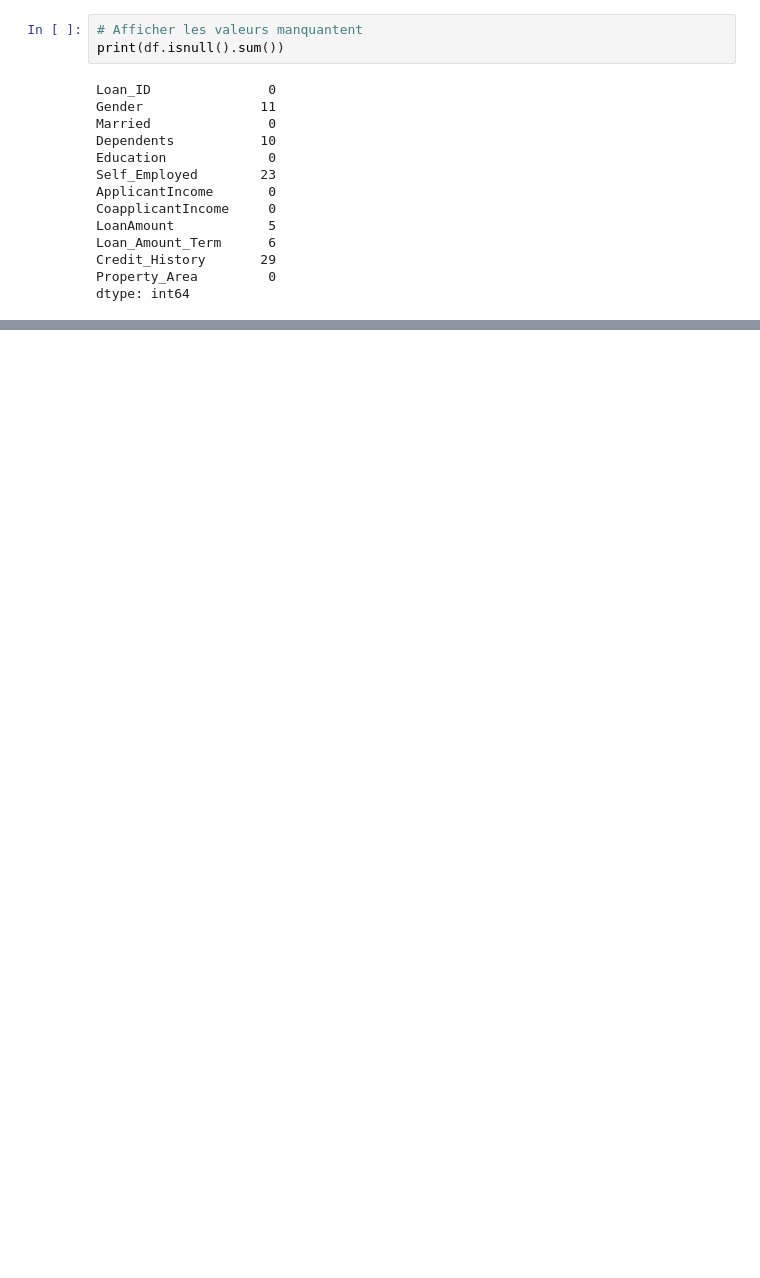
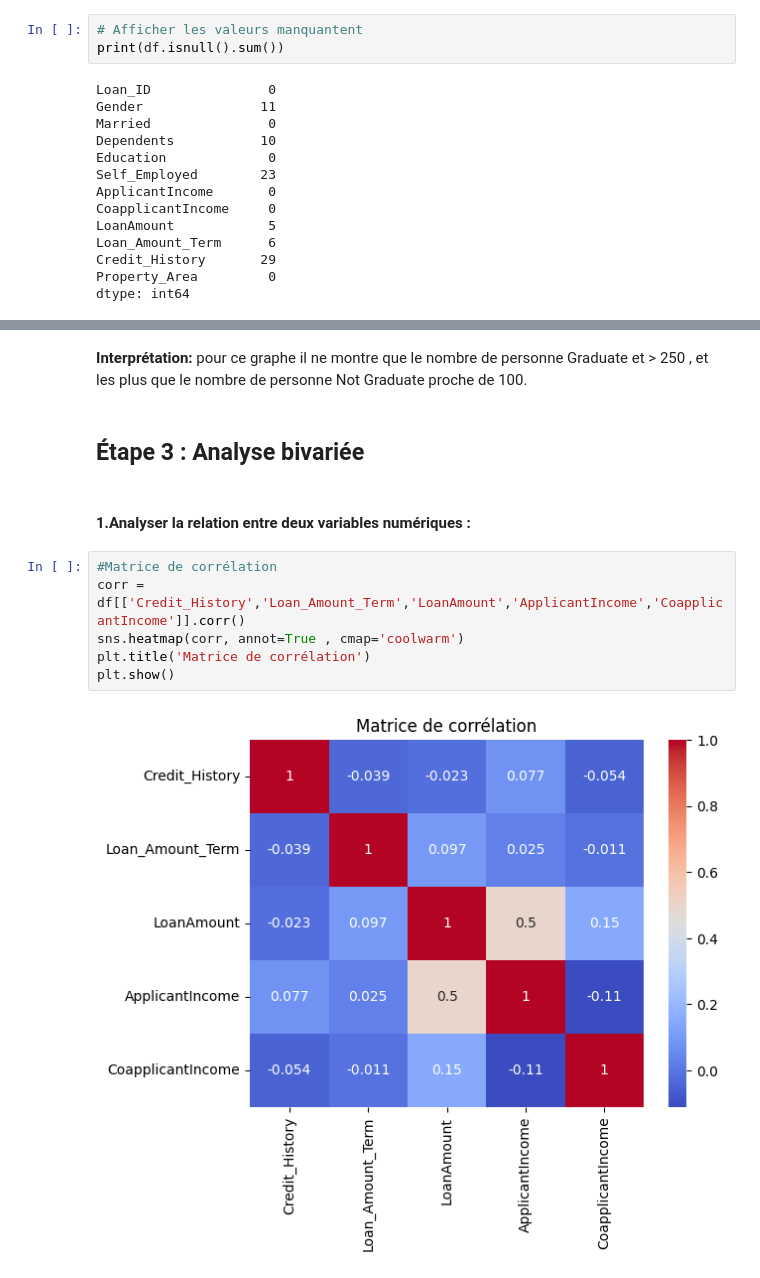
Before and after one commit to Pi-poel1/personal_data_analysis_project, a Jupyter notebook: data_analysis_projet.ipynb, the cells around one changed output, grey strips where cells are left out. Saved outputs shown, nothing was run; the diff lists cells and outputs as text; blank space fills up the shorter version.

```diff
--- a/data_analysis_projet.ipynb
+++ b/data_analysis_projet.ipynb
@@ -96,0 +162,15 @@ dtype: int64
+# %% [markdown]
+**Interprétation:**
+pour ce graphe il ne montre que le nombre de personne Graduate et > 250 , et les plus que le nombre de personne Not Graduate proche de 100.
+# %% [markdown]
+## Étape 3 : Analyse bivariée
+# %% [markdown]
+#### 1.Analyser la relation entre deux variables numériques :
+# %%
+#Matrice de corrélation
+corr = df[['Credit_History','Loan_Amount_Term','LoanAmount','ApplicantIncome','CoapplicantIncome']].corr()
+sns.heatmap(corr, annot=True , cmap='coolwarm')
+plt.title('Matrice de corrélation')
+plt.show()
+# %% [output]
+[figure, added]
```
Also changed, not shown: parts of 30 cells of this notebook.
